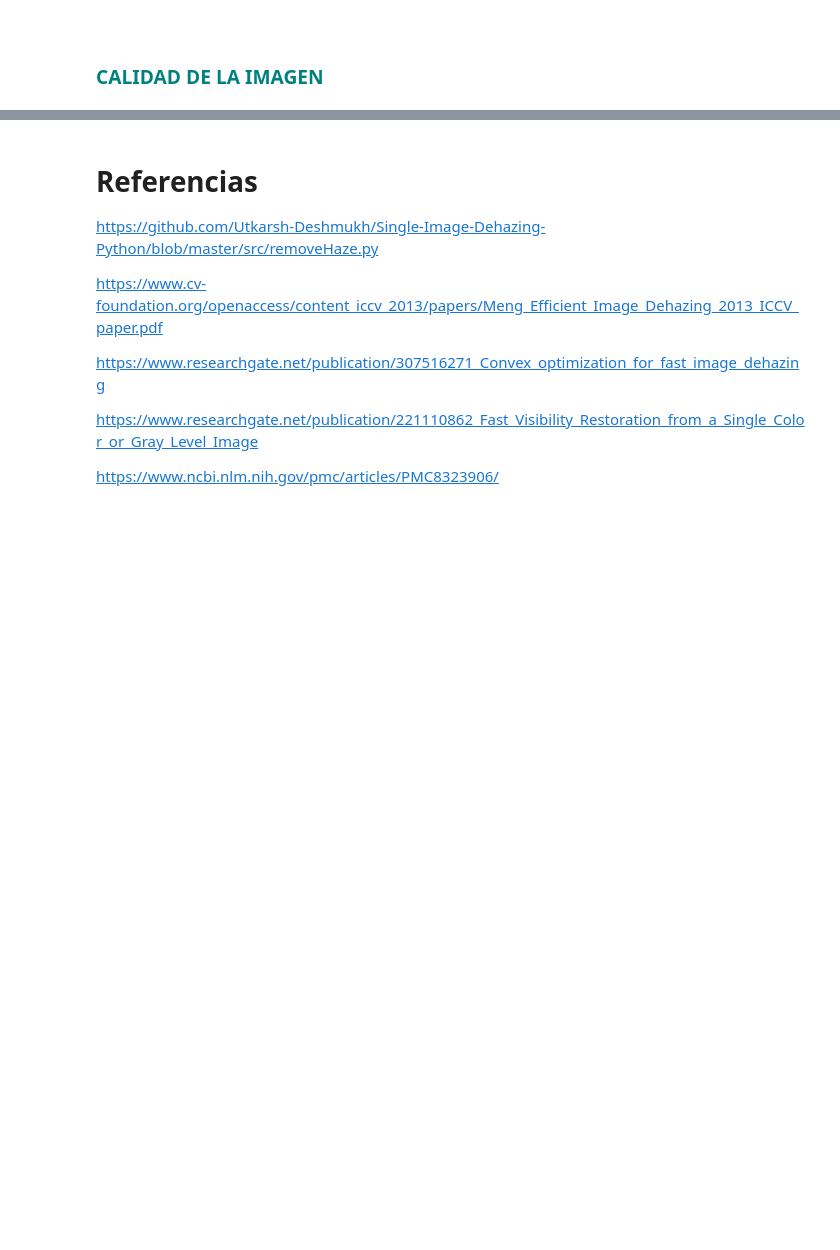
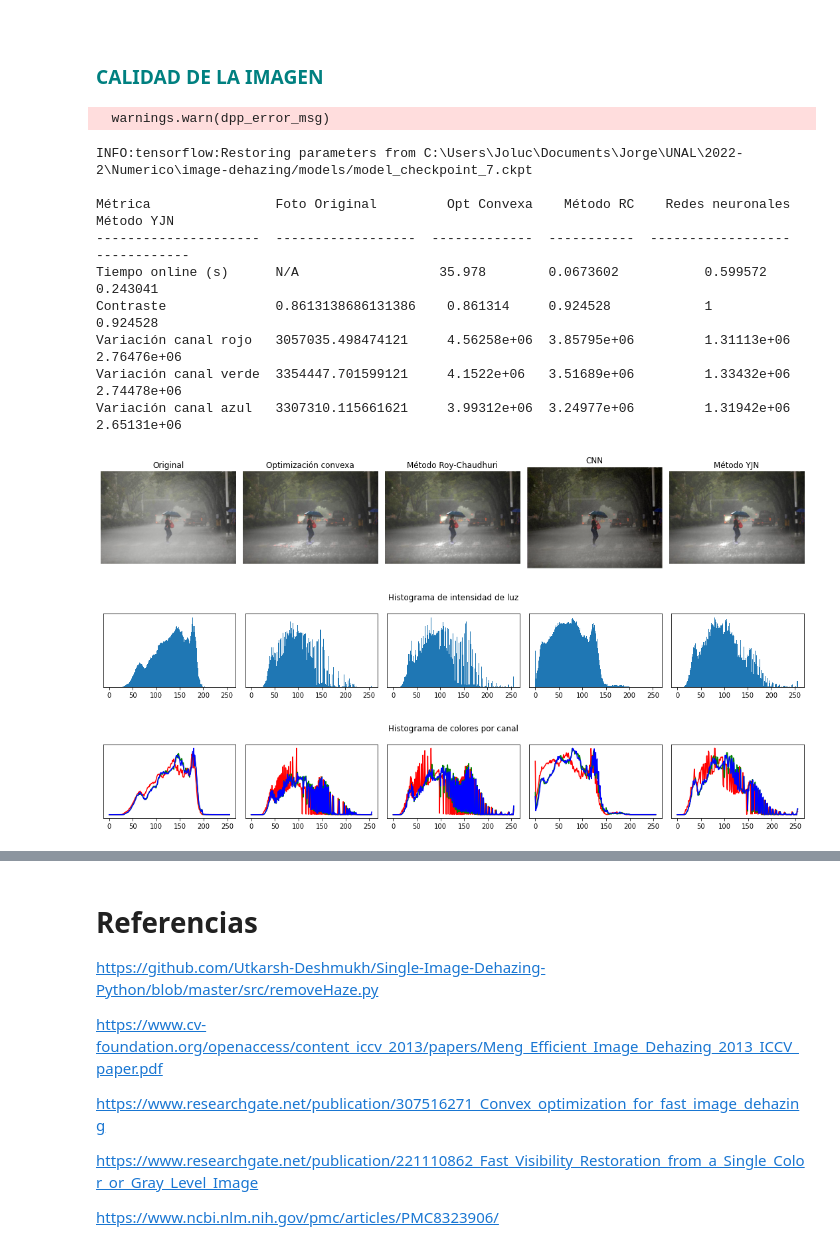
Before and after one commit to JorgeCastilloOrduz/image-dehazing, a Jupyter notebook: ProyectoFinal.ipynb, the cells around one changed output, grey strips where cells are left out. Saved outputs shown, nothing was run; the diff lists cells and outputs as text; code cells hidden in the pictures; blank space fills up the shorter version.

```diff
--- a/ProyectoFinal.ipynb
+++ b/ProyectoFinal.ipynb
@@ -522,7 +517,7 @@ def execTime():
 <h3 style="color:teal">CONSTRASTE</h3>
 # %%
 def contrastes():
-    contrasts=[]
+    contrasts=["Contraste"]
 
     # Foto Original
     min = int(np.min(HazeImg))
@@ -654,0 +679,38 @@ def plot_results_ext(HazeImg, HazeCorrectedImg, RegularizedImg):
+# %%
+from tabulate import tabulate
+
+def show_results(times):
+    tabla=[["Métrica","Foto Original","Opt Convexa","Método RC", "Redes neuronales","Método YJN"]]
+    tabla.append(times)
+    tabla.append(contrastes())
+    variaciones_canales=variaciones()
+    variaciones_canales[0].insert(0,"Variación canal rojo")
+    variaciones_canales[1].insert(0,"Variación canal verde")
+    variaciones_canales[2].insert(0,"Variación canal azul")
+    tabla.append(variaciones_canales[0])
+    tabla.append(variaciones_canales[1])
+    tabla.append(variaciones_canales[2])
+    print("")
+    print(tabulate(tabla,headers='firstrow'))
+    print("")
+    print("")
+    plot_results_ext()
+# %%
+HazeImg = cv2.imread("test1.jpg")
+nombre_im ="test1."
+times, OCImg, RCImg, CNNImg, YJNImg = execTime(True)
+show_results(times)
+# %% [output]
+  warnings.warn(dpp_error_msg)
+INFO:tensorflow:Restoring parameters from C:\Users\Joluc\Documents\Jorge\UNAL\2022-2\Numerico\image-dehazing/models/model_checkpoint_7.ckpt
+
+Métrica                Foto Original         Opt Convexa    Método RC    Redes neuronales    Método YJN
+---------------------  ------------------  -------------  -----------  ------------------  ------------
+Tiempo online (s)      N/A                  35.978        0.0673602           0.599572      0.243041
+Contraste              0.8613138686131386    0.861314     0.924528            1             0.924528
+Variación canal rojo   3057035.498474121     4.56258e+06  3.85795e+06         1.31113e+06   2.76476e+06
+Variación canal verde  3354447.701599121     4.1522e+06   3.51689e+06         1.33432e+06   2.74478e+06
+Variación canal azul   3307310.115661621     3.99312e+06  3.24977e+06         1.31942e+06   2.65131e+06
+[figure, added]
+[figure, added]
+[figure, added]
```
Also changed, not shown: parts of 23 cells of this notebook, 31 other files.
